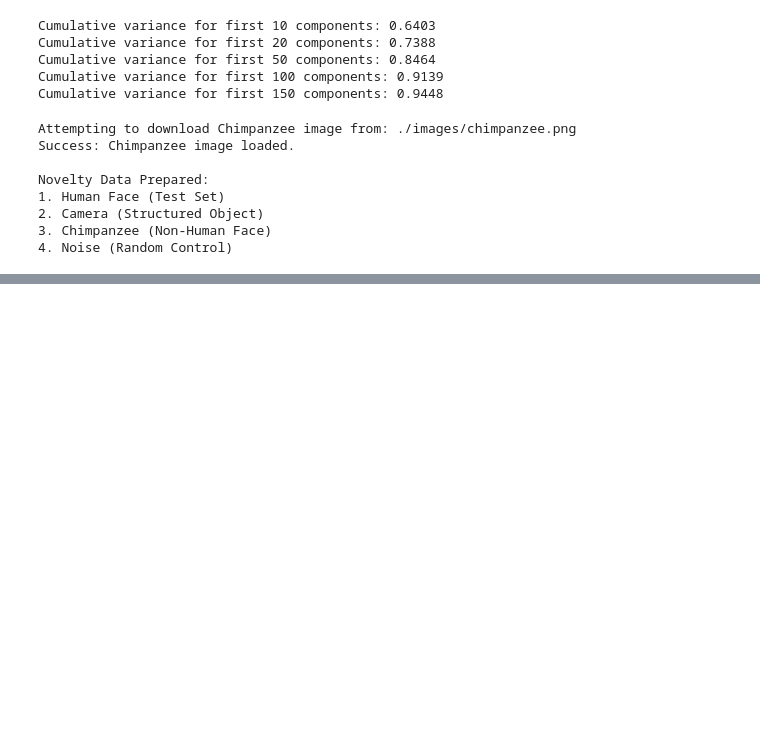
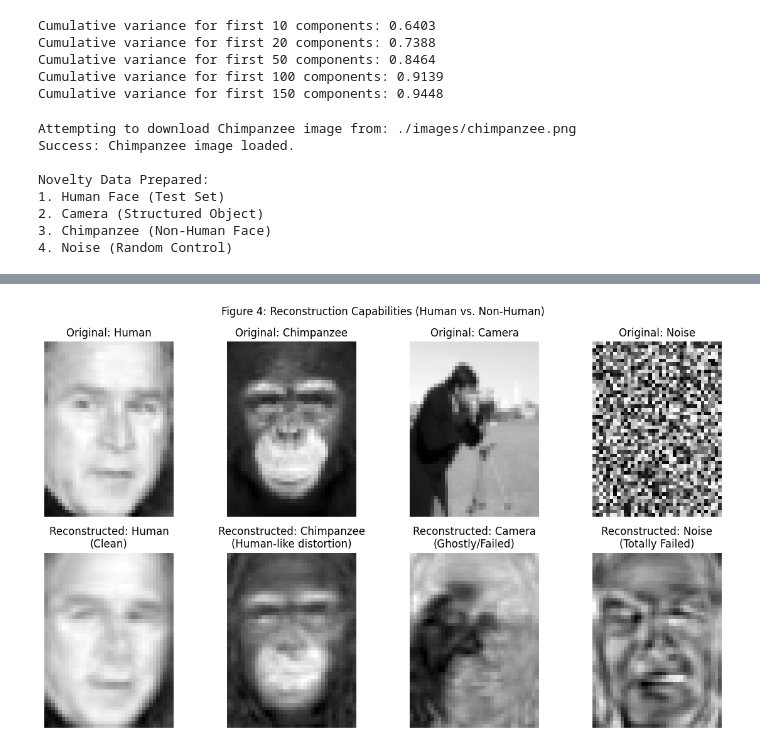
Before and after one commit to blueternalness/facial-recognition-with-PCA, a Jupyter notebook: main.ipynb, the cells around one changed output, grey strips where cells are left out. Saved outputs shown, nothing was run; the diff lists cells and outputs as text; code cells hidden in the pictures; blank space fills up the shorter version.

```diff
--- a/main.ipynb
+++ b/main.ipynb
@@ -316,61 +319,52 @@ plt.show()
 # %%
-# cell 9 - Member B: Figure 3 (Reconstruction Loop)
-# Task: Visualize reconstruction at varying k for Human, Chimp, and Camera
 
-def reconstruct_at_k(pca_model, flat_data, k, h, w):
-    """
-    Project image to latent space, keep only top k components,
-    and reconstruct back to original space.
-    """
-    # 1. Transform to latent space (coefficients)
-    coords = pca_model.transform(flat_data)
+# cell 9 - Member B: Figure 4 (Reconstruction Comparison)
+# Task: Visually compare how the model attempts to reconstruct different inputs
 
-    # 2. Zero out all components beyond k
-    # Make a copy so we don't modify the original
-    coords_k = coords.copy()
-    coords_k[:, k:] = 0
+def reconstruct_single_image(pca_model, image_flat):
+    """Projects image to latent space and reconstructs it."""
+    # Project to 150 dim and reconstruct
+    projected = pca_model.transform(image_flat)
+    reconstructed = pca_model.inverse_transform(projected)
+    return reconstructed.reshape(h, w)
 
-    # 3. Inverse transform and reshape
-    reconstruction = pca_model.inverse_transform(coords_k)
-    return reconstruction.reshape(h, w)
+# Reconstruct all samples
+recon_face = reconstruct_single_image(pca, face_flat)
+recon_camera = reconstruct_single_image(pca, camera_flat)
+recon_chimp = reconstruct_single_image(pca, chimp_flat)
+recon_noise = reconstruct_single_image(pca, noise_flat)
 
-# Define the subjects to plot (Name, Flat Data, Original 2D Image)
-subjects = [
-    ("Human", face_flat, face_img),
-    ("Chimpanzee", chimp_flat, chimp_img),
-    ("Camera", camera_flat, camera_img)
-]
+# Plotting
+fig, axes = plt.subplots(2, 4, figsize=(12, 7))
 
-# Define k values (components) to visualize
-k_values = [10, 50, 100, 150]
+# Row 1: Originals
+axes[0, 0].imshow(face_img, cmap='gray')
+axes[0, 0].set_title("Original: Human")
+axes[0, 1].imshow(chimp_img, cmap='gray')
+axes[0, 1].set_title("Original: Chimpanzee")
+axes[0, 2].imshow(camera_img, cmap='gray')
+axes[0, 2].set_title("Original: Camera")
+axes[0, 3].imshow(noise_img, cmap='gray')
+axes[0, 3].set_title("Original: Noise")
 
-# Setup the plot grid
-# Rows = Subjects (3), Cols = Original + len(k_values)
-n_rows = len(subjects)
-n_cols = len(k_values) + 1
+# Row 2: Reconstructions
+axes[1, 0].imshow(recon_face, cmap='gray')
+axes[1, 0].set_title("Reconstructed: Human\n(Clean)")
+axes[1, 1].imshow(recon_chimp, cmap='gray')
+axes[1, 1].set_title("Reconstructed: Chimpanzee\n(Human-like distortion)")
+axes[1, 2].imshow(recon_camera, cmap='gray')
+axes[1, 2].set_title("Reconstructed: Camera\n(Ghostly/Failed)")
+axes[1, 3].imshow(recon_noise, cmap='gray')
+axes[1, 3].set_title("Reconstructed: Noise\n(Totally Failed)")
 
-plt.figure(figsize=(2.5 * n_cols, 2.5 * n_rows))
-
-for i, (name, flat_data, original_img) in enumerate(subjects):
-
-    # --- Column 1: Original Image ---
-    ax = plt.subplot(n_rows, n_cols, i * n_cols + 1)
-    ax.imshow(original_img, cmap='gray')
-    ax.set_title(f"Original\n{name}")
+for ax in axes.flat:
     ax.axis('off')
 
-    # --- Columns 2 to 5: Reconstructions at varying k ---
-    for j, k in enumerate(k_values):
-        recon_img = reconstruct_at_k(pca, flat_data, k, h, w)
-
-        ax = plt.subplot(n_rows, n_cols, i * n_cols + j + 2)
-        ax.imshow(recon_img, cmap='gray')
-        ax.set_title(f"k = {k}")
-        ax.axis('off')
-
-plt.suptitle("Figure 3: Reconstruction Loop (Varying k)", fontsize=16)
+plt.suptitle("Figure 4: Reconstruction Capabilities (Human vs. Non-Human)")
 plt.tight_layout()
 plt.show()
+# %% [output]
+[figure, added]
 # %%
 
 
```
Also changed, not shown: parts of 4 cells of this notebook.
